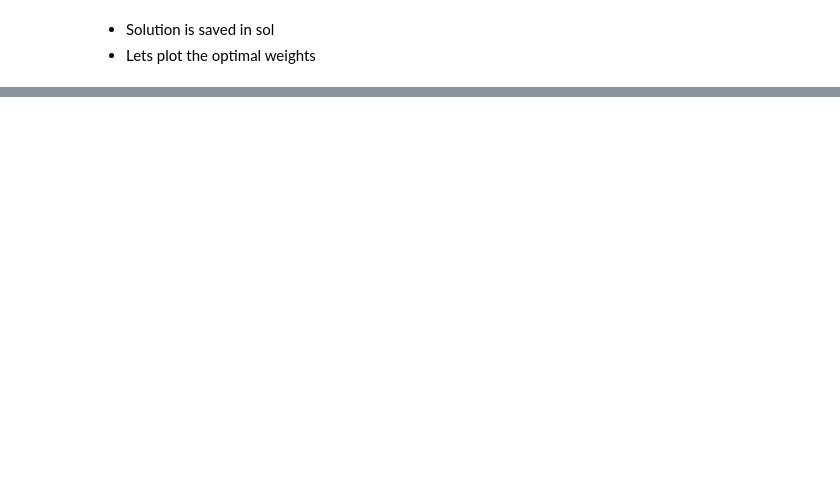
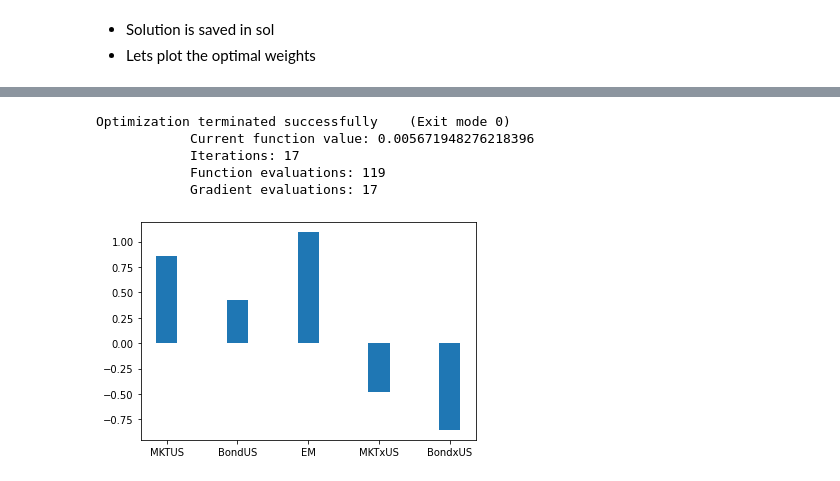
Before and after one commit to amoreira2/Lectures, a Jupyter notebook: chapters/Finance/Notebook5_Portfoliooptimizationwithconstraints.ipynb, the cells around one changed output, grey strips where cells are left out. Drawn from its saved outputs; the diff is of its cells as text; code cells hidden in the pictures; blank space fills up the shorter version.

```diff
--- a/chapters/Finance/Notebook5_Portfoliooptimizationwithconstraints.ipynb
+++ b/chapters/Finance/Notebook5_Portfoliooptimizationwithconstraints.ipynb
@@ -247,3 +202,0 @@ plt.show()
-# %%
-def expected_return(W):
-     return W.T @ ERe.values+((W[W<0]*fee).sum()+rf
@@ -282,17 +202,0 @@ for a0 in mutargets:
-# %%
-levlimit=0
-rf=0
-mutargets=np.linspace(rf,0.50/12,20)
-minstd=[]
-a0=0.5/12
-cons=({'type': 'eq',
-      'fun' : lambda W : W.T @ ERe.values+rf-a0},
-    {'type': 'ineq',
-      'fun' : lambda W: -(W).sum()+1+levlimit},
-        {'type': 'ineq',
-          'fun' : lambda W: W} )
-
-res1 = minimize(func,W0,  constraints=cons, options={'disp': False},tol=0.00000000000001)
-prnt([(res1.fun*12)**0.5,12*(res1.x.T @ ERe.values+rf),res1.x.sum(),res1.x.min()])
-print(res1.x)
-print(res1.x.sum())
@@ -359,0 +209,32 @@ plt.show()
+# %%
+
+def expected_return(W,spread):
+     return W @ (ERe+rf) +(1-W.sum())*rf+ min(0,1-W.sum())*spread
+
+def constraint(target,spread):
+    cons=({'type': 'eq',
+          'fun' : lambda W : expected_return(W,spread)-target},
+        {'type': 'ineq',
+          'fun' : lambda W: -W.sum()+1/margin})
+    return cons
+# %%
+Ertarget=0.12/12
+spread=0.02/12
+
+sol = minimize(lambda x: func(x,Cove=Re.cov()),W0, constraints=constraint(Ertarget,spread), options={'disp': True})
+width=0.3
+ind=np.arange(Re.shape[1])
+fig, ax = plt.subplots()
+ax.bar(ind,sol.x,width)
+
+# ax.set_xticks(np.array([0,1,2,3,4,5])+ width / 2)
+ax.set_xticks(ind)
+ax.set_xticklabels(Re.columns)
+plt.show()
+# %% [output]
+Optimization terminated successfully    (Exit mode 0)
+            Current function value: 0.005671948276218396
+            Iterations: 17
+            Function evaluations: 119
+            Gradient evaluations: 17
+[figure, added]
```
Also changed, not shown: parts of 38 cells of this notebook.
